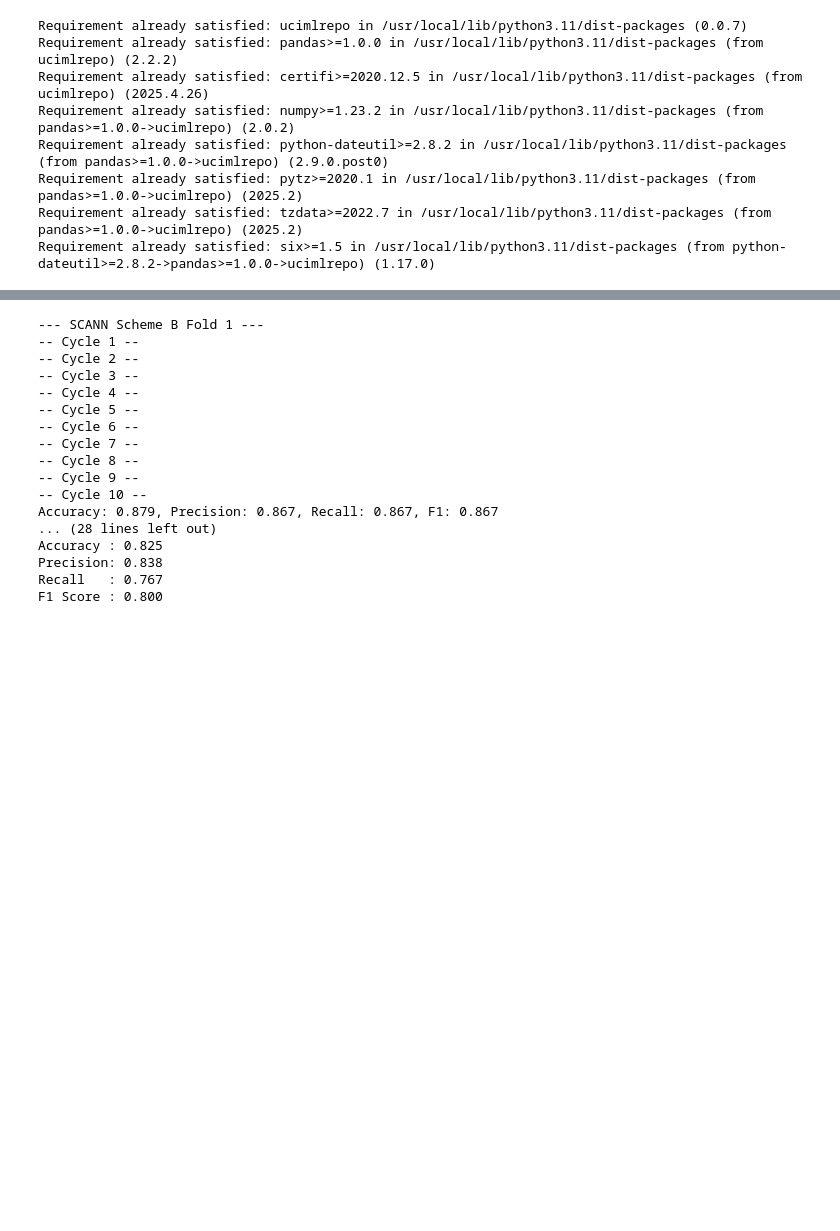
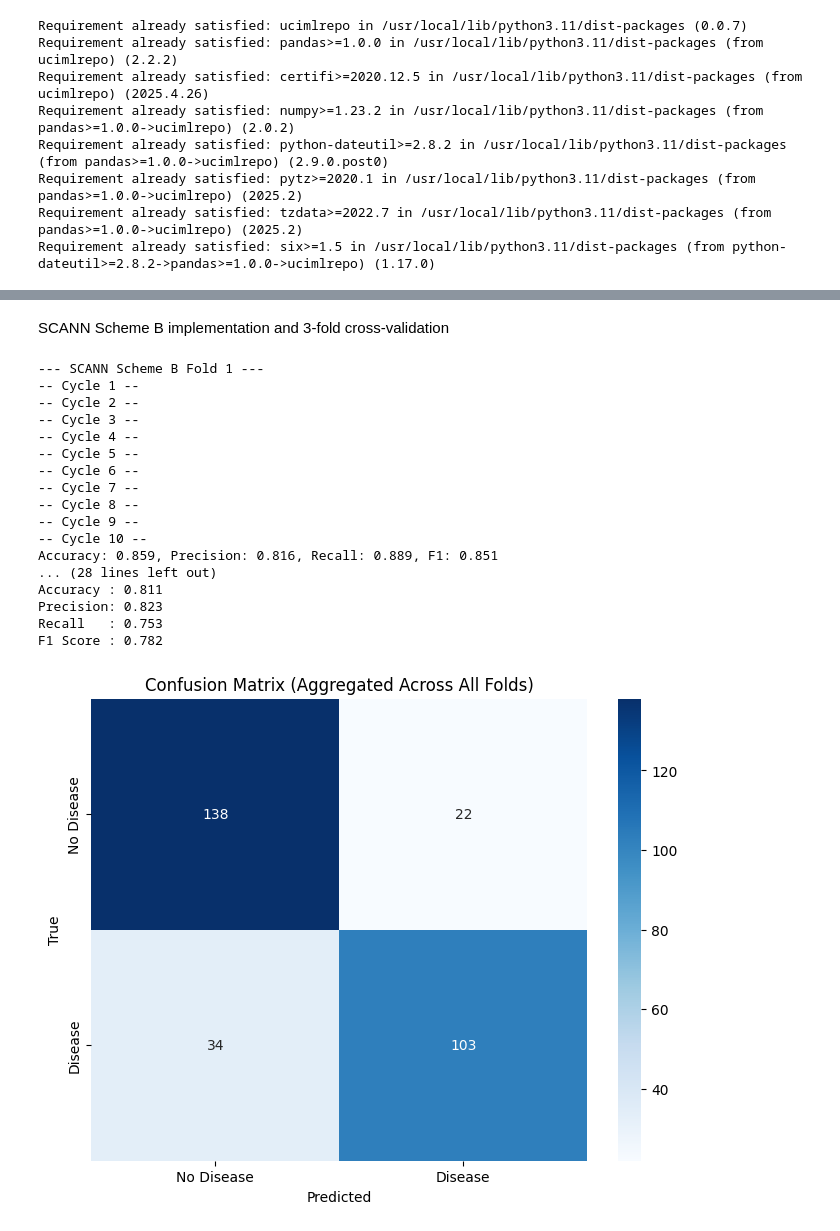
Before and after one commit to emilyz04/ece-heart-disease, a Jupyter notebook: ECE477_FinalProject.ipynb, the cells around one changed output, grey strips where cells are left out. Saved outputs shown, nothing was run; the diff lists cells and outputs as text; code cells hidden in the pictures; blank space fills up the shorter version.

```diff
--- a/ECE477_FinalProject.ipynb
+++ b/ECE477_FinalProject.ipynb
@@ -378,10 +416,13 @@ F1 Score : 0.823
+# %% [markdown]
+SCANN Scheme B implementation and 3-fold cross-validation
 # %%
 # SCANN Scheme B
-reduce_lr = ReduceLROnPlateau(monitor='val_loss', factor=0.5, patience=2, verbose=0)
-es = EarlyStopping(monitor='val_loss', patience=5, restore_best_weights=True)
 
 b_accs, b_precs, b_recs, b_f1s = [], [], [], []
 skf = StratifiedKFold(n_splits=3, shuffle=True, random_state=42)
+
+all_y_true = []
+all_y_pred = []
 
 for fold, (train_idx, test_idx) in enumerate(skf.split(X_arr, y_arr), 1):
     print(f"\n--- SCANN Scheme B Fold {fold} ---")
@@ -419,8 +460,6 @@ for fold, (train_idx, test_idx) in enumerate(skf.split(X_arr, y_arr), 1):
         # Connection pruning
         prune_connections(model, masks, prune_frac=0.95, Xb=Xb, yb=yb)
         apply_masks_to_model(model, masks)
-
-        # Fine-tune
         model.fit(x_train_pca, y_tr, validation_split=0.2,
                   epochs=20, batch_size=32, class_weight=cw_dict,
                   callbacks=reduce_lr, verbose=0)
@@ -428,8 +467,6 @@ for fold, (train_idx, test_idx) in enumerate(skf.split(X_arr, y_arr), 1):
         # Connection growth
         grow_connections(model, masks, growth_frac=0.9, Xb=Xb, yb=yb)
         apply_masks_to_model(model, masks)
-
-        # Fine-tune
         model.fit(x_train_pca, y_tr, validation_split=0.2,
                   epochs=20, batch_size=32, class_weight=cw_dict,
                   callbacks=reduce_lr, verbose=0)
@@ -440,35 +477,47 @@ for fold, (train_idx, test_idx) in enumerate(skf.split(X_arr, y_arr), 1):
             best_model.set_weights(model.get_weights())
             best_acc = acc
 
     y_pred = (best_model.predict(X_te_pca, verbose=0) > 0.5).astype(int).ravel()
     a = accuracy_score(y_te, y_pred)
     p = precision_score(y_te, y_pred, zero_division=0)
     r = recall_score(y_te, y_pred, zero_division=0)
     f1 = f1_score(y_te, y_pred, zero_division=0)
     print(f"Accuracy: {a:.3f}, Precision: {p:.3f}, Recall: {r:.3f}, F1: {f1:.3f}")
 
     b_accs.append(a); b_precs.append(p); b_recs.append(r); b_f1s.append(f1)
 
+    all_y_true.extend(y_te)
+    all_y_pred.extend(y_pred)
+
 print("\n--- SCANN Scheme B Cross-Validation Summary ---")
 print(f"Accuracy : {np.mean(b_accs):.3f}")
 print(f"Precision: {np.mean(b_precs):.3f}")
 print(f"Recall   : {np.mean(b_recs):.3f}")
 print(f"F1 Score : {np.mean(b_f1s):.3f}")
+
+cm_total_scann_b = confusion_matrix(all_y_true, all_y_pred)
+plt.figure(figsize=(8, 6))
+sns.heatmap(cm_total_scann_b, annot=True, fmt='d', cmap='Blues', xticklabels=['No Disease', 'Disease'], yticklabels=['No Disease', 'Disease'])
+plt.xlabel('Predicted')
+plt.ylabel('True')
+plt.title('Confusion Matrix (Aggregated Across All Folds)')
+plt.show()
 # %% [output]
 --- SCANN Scheme B Fold 1 ---
 -- Cycle 1 --
 -- Cycle 2 --
 -- Cycle 3 --
 -- Cycle 4 --
 -- Cycle 5 --
 -- Cycle 6 --
 -- Cycle 7 --
 -- Cycle 8 --
 -- Cycle 9 --
 -- Cycle 10 --
-Accuracy: 0.879, Precision: 0.867, Recall: 0.867, F1: 0.867
+Accuracy: 0.859, Precision: 0.816, Recall: 0.889, F1: 0.851
 ... (28 lines left out)
-Accuracy : 0.825
-Precision: 0.838
-Recall   : 0.767
-F1 Score : 0.800
+Accuracy : 0.811
+Precision: 0.823
+Recall   : 0.753
+F1 Score : 0.782
+[figure, added]
```
Also changed, not shown: parts of 19 cells of this notebook.
